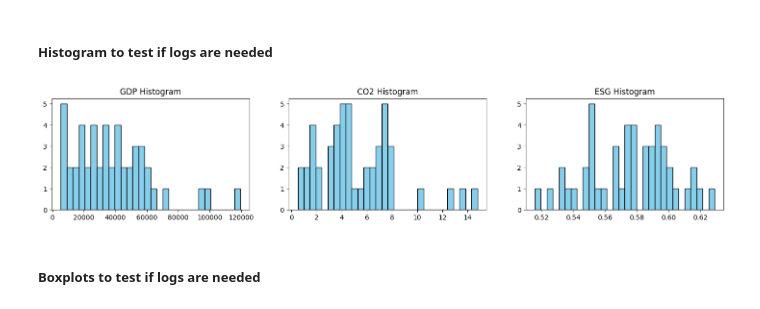
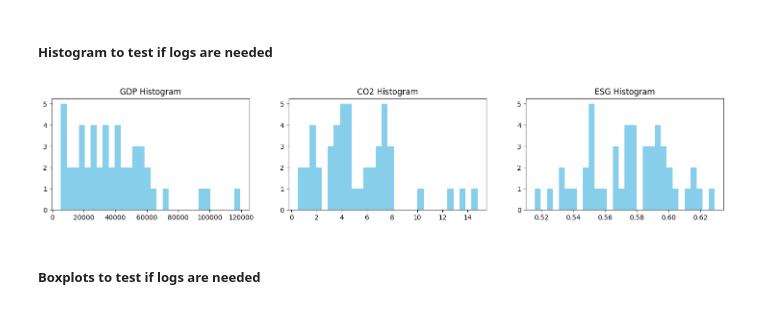
Before and after one commit to franklinchuks/Culture_ESG_EKC_THESIS, a Jupyter notebook: kuznets_esg_culture.ipynb, the cells around one changed output. Cells and saved outputs as stored; diff of their text form; code cells hidden in the pictures.

```diff
--- a/kuznets_esg_culture.ipynb
+++ b/kuznets_esg_culture.ipynb
@@ -88,17 +88,17 @@ plt.show()
 # %%
 plt.figure(figsize=(18, 3))
 plt.subplot(1, 3, 1)
-plt.hist(combined_df['gdp'], bins=30, color='skyblue', edgecolor='black')
+plt.hist(combined_df['gdp'], bins=30, color='skyblue')
 plt.title('GDP Histogram')
 plt.subplot(1, 3, 2)
-plt.hist(combined_df['co2'], bins=30, color='skyblue', edgecolor='black')
+plt.hist(combined_df['co2'], bins=30, color='skyblue')
 plt.title('CO2 Histogram')
 plt.subplot(1, 3, 3)
-plt.hist(combined_df['mean_of_esg'], bins=30, color='skyblue', edgecolor='black')
+plt.hist(combined_df['mean_of_esg'], bins=30, color='skyblue')
 plt.title('ESG Histogram')
 plt.show()
 # %% [output]
-[figure, old version]
+[figure, new version]
 # %% [markdown]
 <h5>Boxplots to test if logs are needed
 # %%
```
Also changed, not shown: parts of 11 cells of this notebook, 1 other file.
